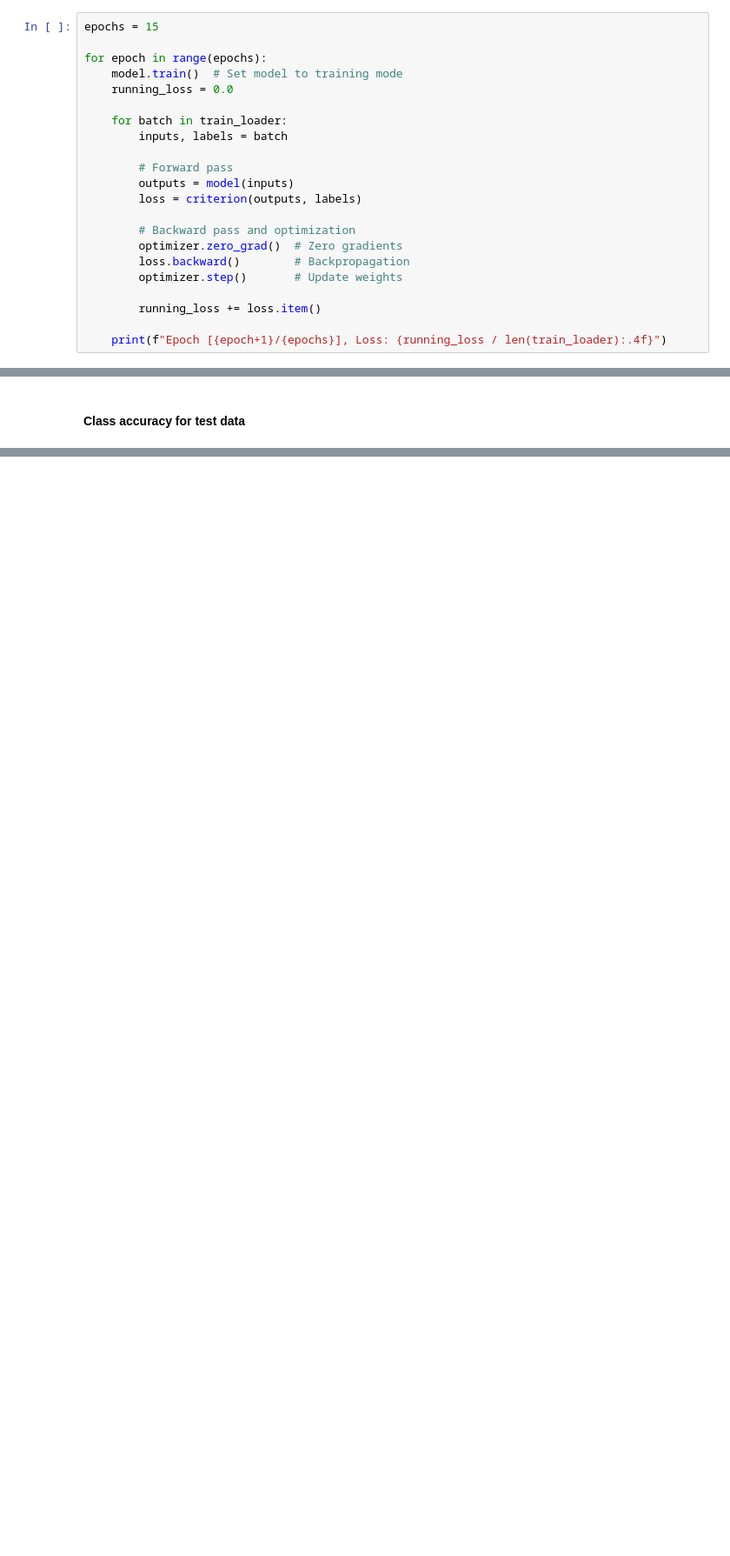
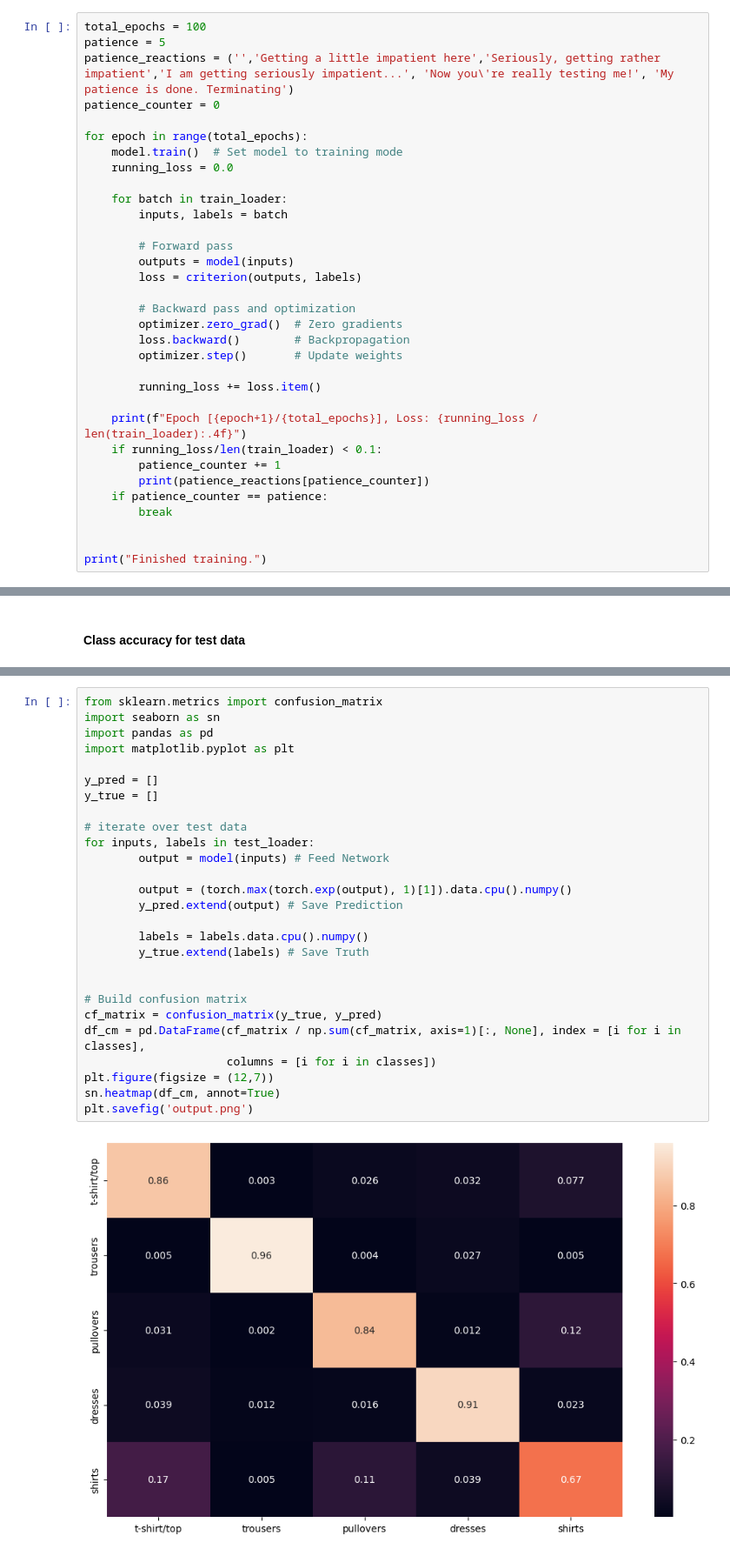
Before and after one commit to poopiboi/ML_2024_3rdSemesterProject_Clothing, a Jupyter notebook: Project/python_scripts/FFNN_003.ipynb, the cells around one changed output, grey strips where cells are left out. Shown at 87% size. Drawn from its saved outputs; the diff is of its cells as text; blank space fills up the shorter version.

```diff
--- a/Project/python_scripts/FFNN_003.ipynb
+++ b/Project/python_scripts/FFNN_003.ipynb
@@ -178,9 +178,12 @@ FFNN(
 criterion = nn.CrossEntropyLoss()  # Use for classification
 optimizer = optim.Adam(model.parameters(), lr=0.001)
 # %%
-epochs = 15
+total_epochs = 100
+patience = 5
+patience_reactions = ('','Getting a little impatient here','Seriously, getting rather impatient','I am getting seriously impatient...', 'Now you\'re really testing me!', 'My patience is done. Terminating')
+patience_counter = 0
 
-for epoch in range(epochs):
+for epoch in range(total_epochs):
     model.train()  # Set model to training mode
     running_loss = 0.0
 
@@ -198,5 +201,13 @@ for epoch in range(epochs):
 
         running_loss += loss.item()
 
-    print(f"Epoch [{epoch+1}/{epochs}], Loss: {running_loss / len(train_loader):.4f}")
+    print(f"Epoch [{epoch+1}/{total_epochs}], Loss: {running_loss / len(train_loader):.4f}")
+    if running_loss/len(train_loader) < 0.1:
+        patience_counter += 1
+        print(patience_reactions[patience_counter])
+    if patience_counter == patience:
+        break
+
+
+print("Finished training.")
 # %% [output]
@@ -296 +307,30 @@ Accuracy for class: shirts is 68.9 %
 The combined accuracy of our model for test data is: 84.8%
+# %%
+from sklearn.metrics import confusion_matrix
+import seaborn as sn
+import pandas as pd
+import matplotlib.pyplot as plt
+
+y_pred = []
+y_true = []
+
+# iterate over test data
+for inputs, labels in test_loader:
+        output = model(inputs) # Feed Network
+
+        output = (torch.max(torch.exp(output), 1)[1]).data.cpu().numpy()
+        y_pred.extend(output) # Save Prediction
+
+        labels = labels.data.cpu().numpy()
+        y_true.extend(labels) # Save Truth
+
+
+# Build confusion matrix
+cf_matrix = confusion_matrix(y_true, y_pred)
+df_cm = pd.DataFrame(cf_matrix / np.sum(cf_matrix, axis=1)[:, None], index = [i for i in classes],
+                     columns = [i for i in classes])
+plt.figure(figsize = (12,7))
+sn.heatmap(df_cm, annot=True)
+plt.savefig('output.png')
+# %% [output]
+[figure, added]
```
Also changed, not shown: parts of 4 cells of this notebook.
